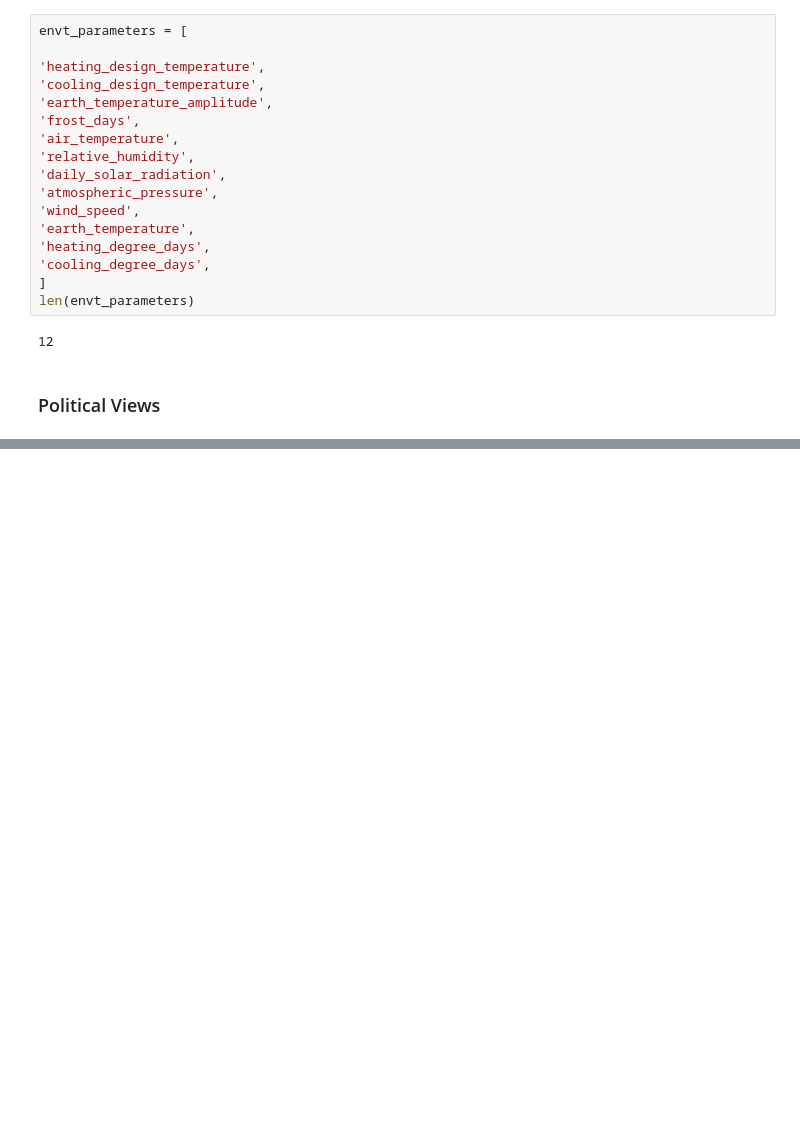
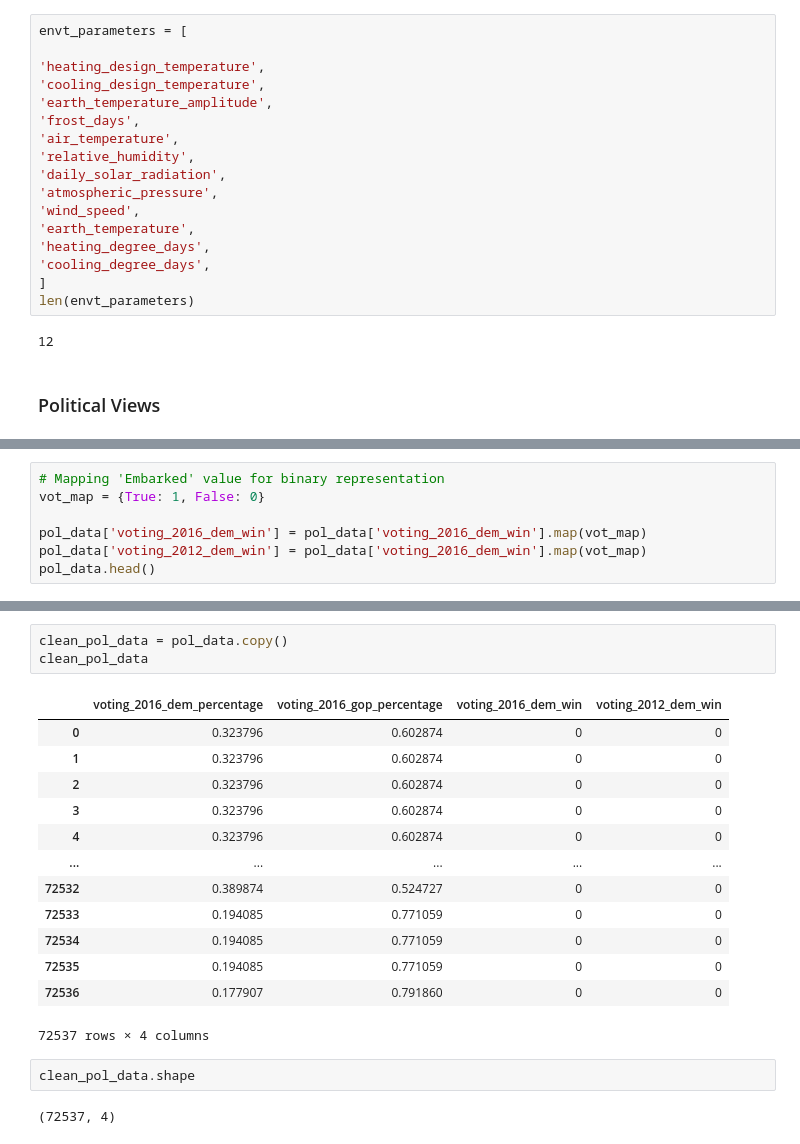
Before and after one commit to zs19930830/CMPE255, a Jupyter notebook: src/DeepSolar.ipynb, the cells around one changed output, grey strips where cells are left out. Drawn from its saved outputs; the diff is of its cells as text; blank space fills up the shorter version.

```diff
--- a/src/DeepSolar.ipynb
+++ b/src/DeepSolar.ipynb
@@ -230,0 +301,7 @@ len(political_parameters)
+# %%
+# Mapping 'Embarked' value for binary representation
+vot_map = {True: 1, False: 0}
+
+pol_data['voting_2016_dem_win'] = pol_data['voting_2016_dem_win'].map(vot_map)
+pol_data['voting_2012_dem_win'] = pol_data['voting_2016_dem_win'].map(vot_map)
+pol_data.head()
@@ -230,0 +315,21 @@ len(political_parameters)
+# %%
+clean_pol_data = pol_data.copy()
+clean_pol_data
+# %% [output]
+|  | voting_2016_dem_percentage | voting_2016_gop_percentage | voting_2016_dem_win | voting_2012_dem_win |
+| 0 | 0.323796 | 0.602874 | 0 | 0 |
+| 1 | 0.323796 | 0.602874 | 0 | 0 |
+| 2 | 0.323796 | 0.602874 | 0 | 0 |
+| 3 | 0.323796 | 0.602874 | 0 | 0 |
+| 4 | 0.323796 | 0.602874 | 0 | 0 |
+| ... | ... | ... | ... | ... |
+| 72532 | 0.389874 | 0.524727 | 0 | 0 |
+| 72533 | 0.194085 | 0.771059 | 0 | 0 |
+| 72534 | 0.194085 | 0.771059 | 0 | 0 |
+| 72535 | 0.194085 | 0.771059 | 0 | 0 |
+| 72536 | 0.177907 | 0.791860 | 0 | 0 |
+72537 rows × 4 columns
+# %%
+clean_pol_data.shape
+# %% [output]
+(72537, 4)
```
Also changed, not shown: parts of 11 cells of this notebook.
